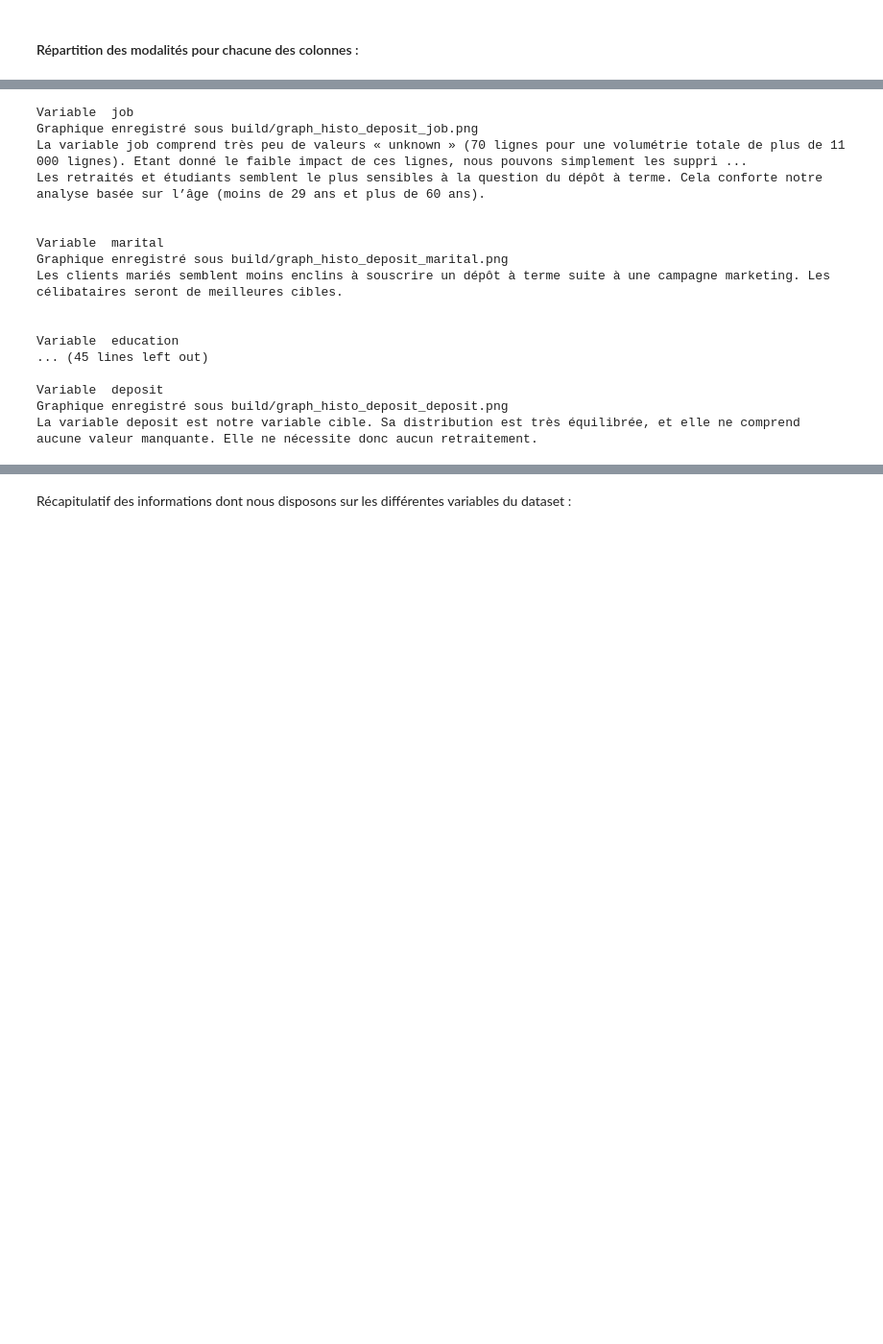
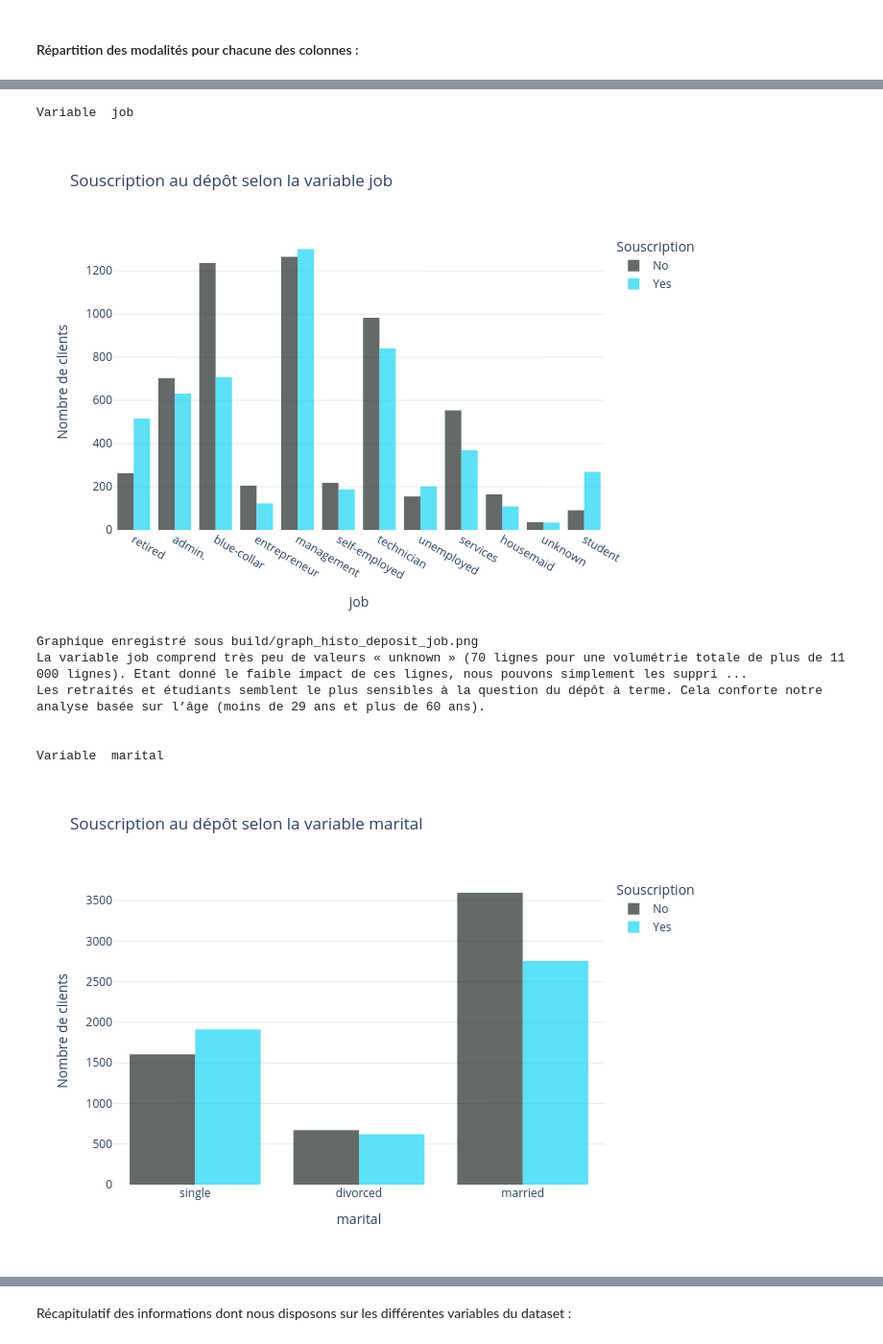
Before and after one commit to les4datafantastiques/bank_marketing, a Jupyter notebook: Les_4_data_fantastiques.ipynb, the cells around one changed output, grey strips where cells are left out. Shown at 96% size. Drawn from its saved outputs; the diff is of its cells as text; code cells hidden in the pictures; blank space fills up the shorter version.

```diff
--- a/Les_4_data_fantastiques.ipynb
+++ b/Les_4_data_fantastiques.ipynb
@@ -563,6 +556,7 @@ for var in var_cat:
 #        fig_educ_job.show("notebook")
         full_path = build_path / f"graph_histo_educ_par_job.png"
         fig_educ_job.write_image(full_path)
+        display(Image(filename=full_path))
         print("Graphique enregistré sous", full_path)
         print("Les variables job et educations semblent corrélées entre elles. Pour chaque job, une donnée education semble ressortir clairement de manière générale.")
         print("Le résultat est plus mitigé pour les retraités et entrepreneurs, mais le nombre de clients issus de ces catégories semble suffisamment faible pour pouvoir en faire abstraction.")
@@ -608,7 +602,7 @@ for var in var_cat:
             yaxis=dict(gridcolor="rgba(210,210,210,0.5)")
             )
 #        fig_day_deposit.show("notebook")
-        creation_png_deposit(var, fig_var_cat_deposit)
+        creation_png_deposit(var, fig_day_deposit)
         print("Certains jours du mois semblent plus favorables au démarchage : les 4 premiers jours du mois, le 10 et le 30 de chaque mois.")
     if var == "month":
 #       Histogramme deposit / mois de l'appel
@@ -625,47 +619,39 @@ for var in var_cat:
             nbinsx=len(month_order)
             ))
         fig_month_deposit.add_trace(go.Histogram(
             x=df_bank[df_bank["deposit"] == "yes"]['month_numeric'],
             name="Yes",
             marker_color="#19D3F3",
             opacity=0.7,
             nbinsx=len(month_order)
             ))
         fig_month_deposit.update_layout(
             title="Souscription au dépôt selon le mois de l'appel",
             xaxis_title="Mois de l'appel",
             yaxis_title="Nombre de clients",
             barmode="group",
             legend_title="Souscription",
             plot_bgcolor="rgba(0,0,0,0)",
             yaxis=dict(gridcolor="rgba(210,210,210,0.5)"),
             xaxis=dict(showgrid=False,
                 tickvals=list(range(len(month_order))),
                 ticktext=month_order
                 )
             )
 #        fig_month_deposit.show("notebook")
-        creation_png_deposit(var, fig_var_cat_deposit)
+        creation_png_deposit(var, fig_month_deposit)
         print("On peut d’ores et déjà constater que les mois les plus propices au démarchage sont mars, avril, septembre, octobre, décembre. Au contraire, les démarchages ayant lieu en mai donnent de très mauvais retours. Ce mois est celui qui fait l'objet du plus grand nombre de prospections pendant cette campagne, tout en ayant le taux de conversion le plus faible de l'année.")
     if var == "poutcome":
         print("Il y a beaucoup de clients pour lesquels nous ne connaissons pas l’issue de la campagne précédente. D’après notre analyse de la variable pdays combinée à la variable poutcome, poutcome à « unknown » nous donne une information à part entière : il s’agit là de nouveaux prospects, jamais contactés auparavant. Nous décidons donc de conserver les 4 catégories de valeurs telles qu’elles sont dans la base de données initiale.")
     if var == "deposit":
         print("La variable deposit est notre variable cible. Sa distribution est très équilibrée, et elle ne comprend aucune valeur manquante. Elle ne nécessite donc aucun retraitement.")
 # %% [output]
 Variable  job
-Graphique enregistré sous build/graph_histo_deposit_job.png
-La variable job comprend très peu de valeurs « unknown » (70 lignes pour une volumétrie totale de plus de 11 000 lignes). Etant donné le faible impact de ces lignes, nous pouvons simplement les suppri ...
-Les retraités et étudiants semblent le plus sensibles à la question du dépôt à terme. Cela conforte notre analyse basée sur l’âge (moins de 29 ans et plus de 60 ans).
-
-
-Variable  marital
-Graphique enregistré sous build/graph_histo_deposit_marital.png
-Les clients mariés semblent moins enclins à souscrire un dépôt à terme suite à une campagne marketing. Les célibataires seront de meilleures cibles.
-
-
-Variable  education
-... (45 lines left out)
-
-Variable  deposit
-Graphique enregistré sous build/graph_histo_deposit_deposit.png
-La variable deposit est notre variable cible. Sa distribution est très équilibrée, et elle ne comprend aucune valeur manquante. Elle ne nécessite donc aucun retraitement.
+[figure, added]
+Graphique enregistré sous build/graph_histo_deposit_job.png
+La variable job comprend très peu de valeurs « unknown » (70 lignes pour une volumétrie totale de plus de 11 000 lignes). Etant donné le faible impact de ces lignes, nous pouvons simplement les suppri ...
+Les retraités et étudiants semblent le plus sensibles à la question du dépôt à terme. Cela conforte notre analyse basée sur l’âge (moins de 29 ans et plus de 60 ans).
+
+
+Variable  marital
+[figure, added]
```
Also changed, not shown: parts of 3 cells of this notebook, 2 other files.
